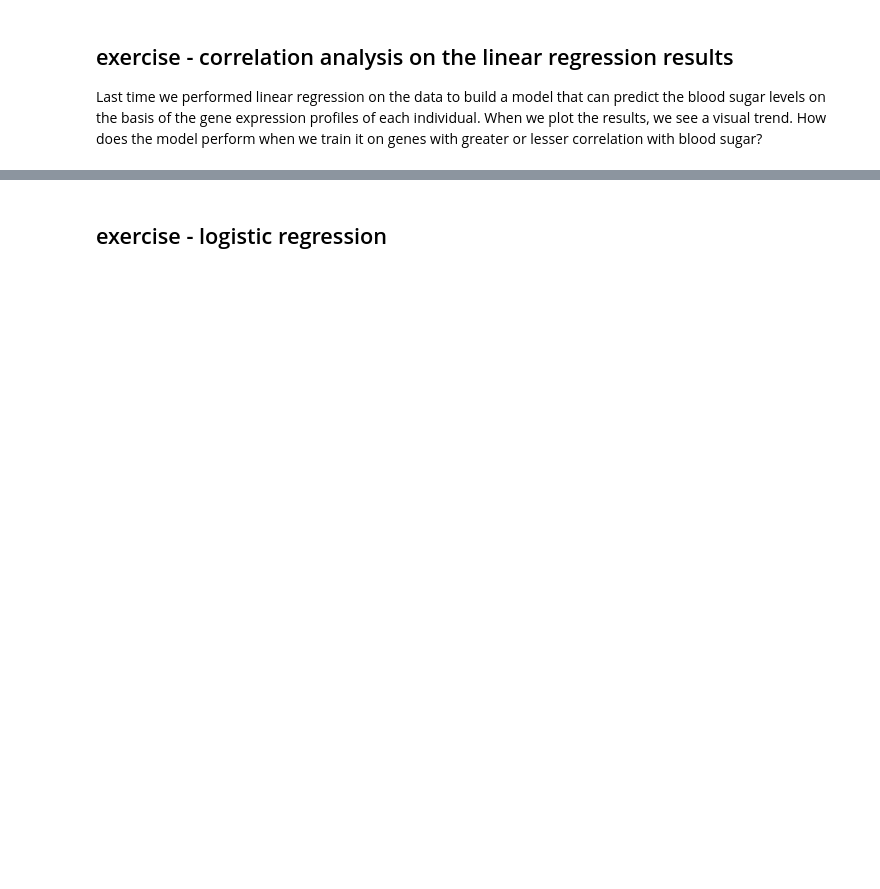
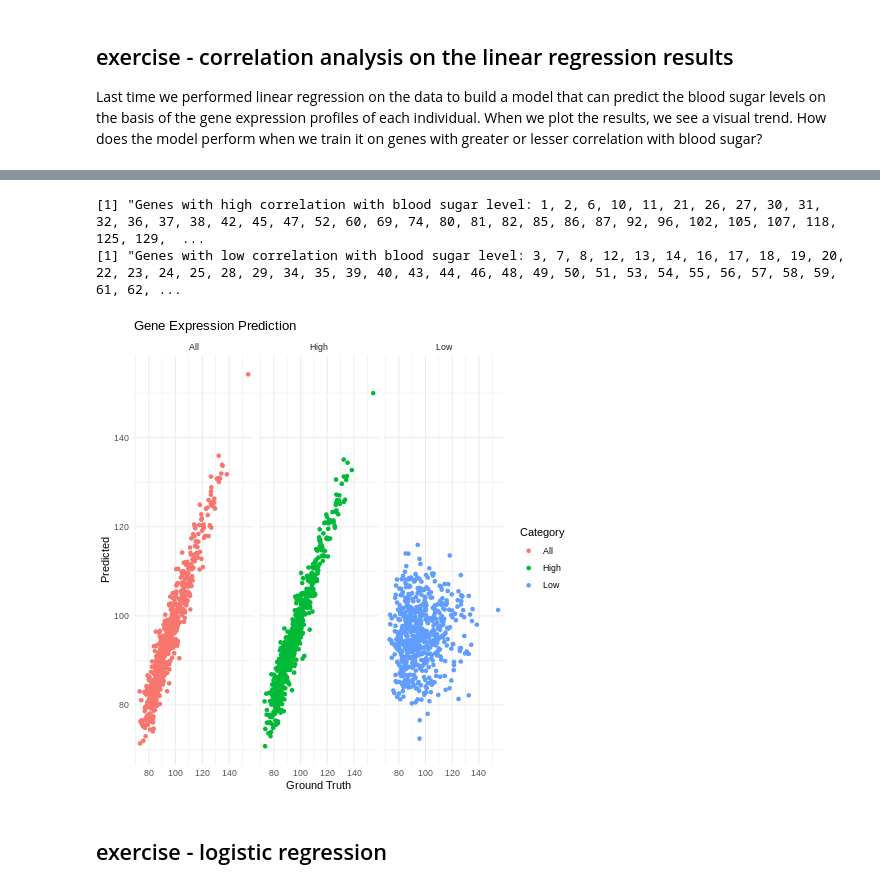
Before and after one commit to Intertangler/ML4biotech, a Jupyter notebook: logistic_regression_exercise_R.ipynb, the cells around one changed output, grey strips where cells are left out. Drawn from its saved outputs; the diff is of its cells as text; code cells hidden in the pictures; blank space fills up the shorter version.

```diff
--- a/logistic_regression_exercise_R.ipynb
+++ b/logistic_regression_exercise_R.ipynb
@@ -92,13 +149,16 @@ library(caret)
 calculate_pearson_correlation <- function(x, y) {
   #🌟🌟🌟🌟 YOUR CODE HERE 🌟🌟🌟🌟# mean of first variable
   #🌟🌟🌟🌟 YOUR CODE HERE 🌟🌟🌟🌟# mean of second variable
-
+  mean_x <- mean(x)
+  mean_y <- mean(y)
   # #🌟🌟🌟🌟 YOUR CODE HERE 🌟🌟🌟🌟# Calculate the numerator and the denominator terms for Pearson correlation
   #🌟🌟🌟🌟 YOUR CODE HERE 🌟🌟🌟🌟#
   #🌟🌟🌟🌟 YOUR CODE HERE 🌟🌟🌟🌟#
-
+  numerator <- sum((x - mean_x) * (y - mean_y))
+  denominator_x <- sqrt(sum((x - mean_x)^2))
+  denominator_y <- sqrt(sum((y - mean_y)^2))
   # #🌟🌟🌟🌟 YOUR CODE HERE 🌟🌟🌟🌟# Calculate Pearson correlation
-
+  corr <- numerator / (denominator_x * denominator_y)
   return(corr)
 }
 
@@ -175,3 +235,4 @@ ggplot(plot_data, aes(x = GroundTruth, y = Predicted, color = Category)) +
        x = "Ground Truth",
        y = "Predicted") +
   theme_minimal()
+# %% [output]
@@ -178,3 +240,6 @@ ggplot(plot_data, aes(x = GroundTruth, y = Predicted, color = Category)) +
+[1] "Genes with high correlation with blood sugar level: 1, 2, 6, 10, 11, 21, 26, 27, 30, 31, 32, 36, 37, 38, 42, 45, 47, 52, 60, 69, 74, 80, 81, 82, 85, 86, 87, 92, 96, 102, 105, 107, 118, 125, 129,  ...
+[1] "Genes with low correlation with blood sugar level: 3, 7, 8, 12, 13, 14, 16, 17, 18, 19, 20, 22, 23, 24, 25, 28, 29, 34, 35, 39, 40, 43, 44, 46, 48, 49, 50, 51, 53, 54, 55, 56, 57, 58, 59, 61, 62, ...
+[figure, added]
 # %% [markdown]
 ## exercise - logistic regression
 # %%
```
Also changed, not shown: parts of 7 cells of this notebook.
